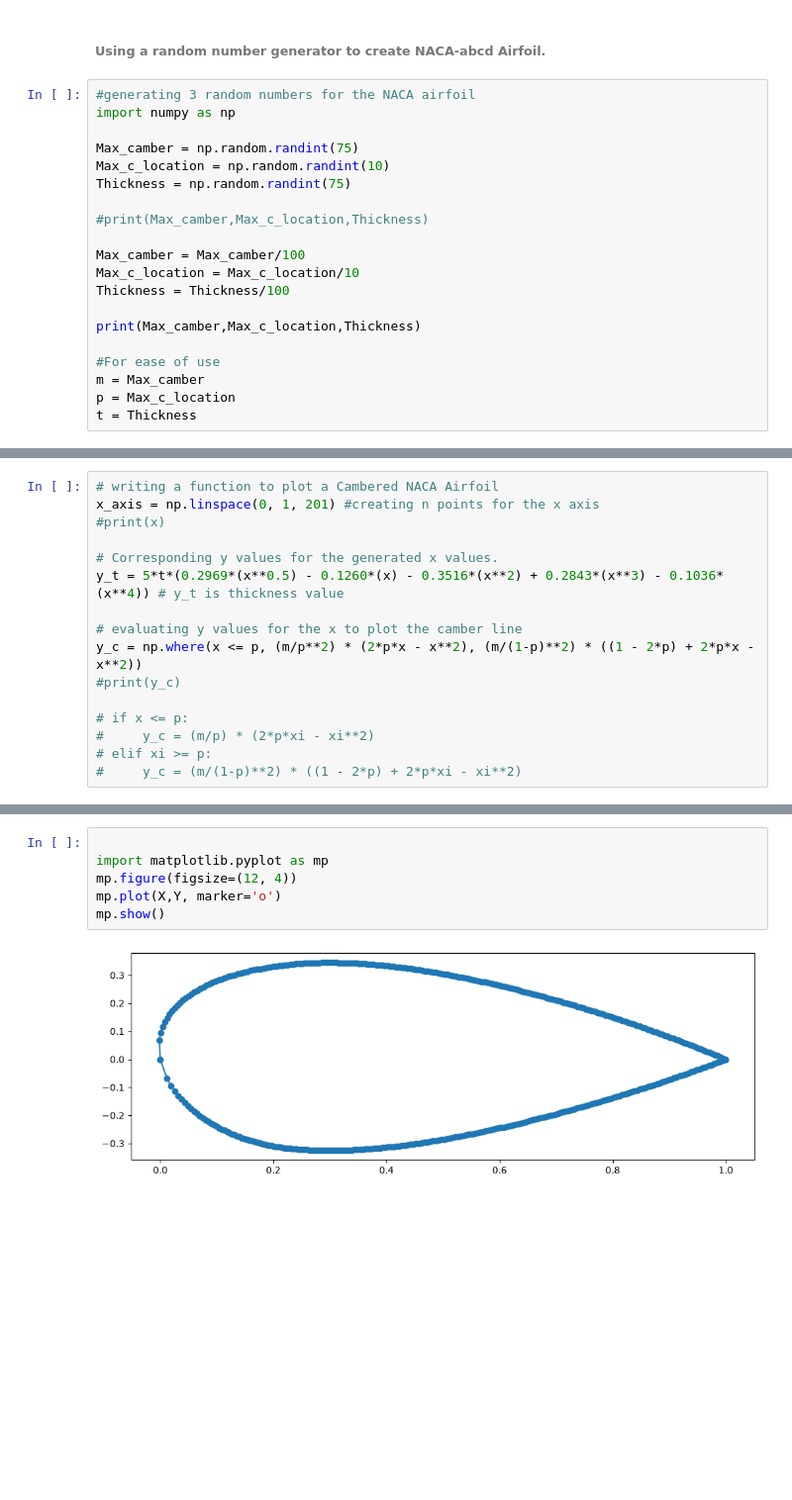
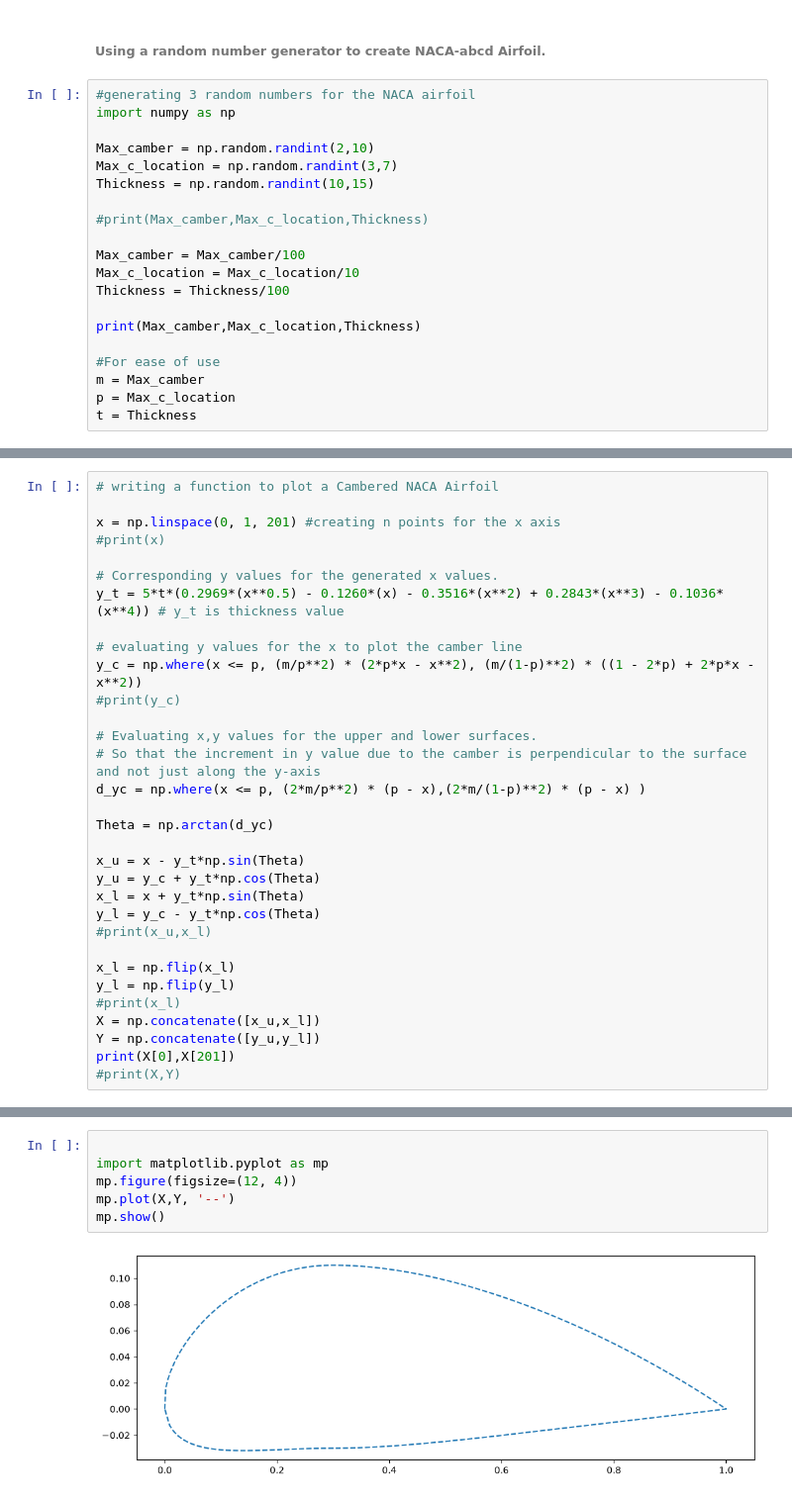
Before and after one commit to Aathi2165/AE801_2026, a Jupyter notebook: SCI_COMP/NACA_Airfoil_approximation.ipynb, the cells around one changed output, grey strips where cells are left out. Shown at 99% size. Cells and saved outputs as stored; diff of their text form; blank space fills up the shorter version.

```diff
--- a/SCI_COMP/NACA_Airfoil_approximation.ipynb
+++ b/SCI_COMP/NACA_Airfoil_approximation.ipynb
@@ -6,9 +6,9 @@
 #generating 3 random numbers for the NACA airfoil
 import numpy as np
 
-Max_camber = np.random.randint(75)
-Max_c_location = np.random.randint(10)
-Thickness = np.random.randint(75)
+Max_camber = np.random.randint(2,10)
+Max_c_location = np.random.randint(3,7)
+Thickness = np.random.randint(10,15)
 
 #print(Max_camber,Max_c_location,Thickness)
 
@@ -27,6 +27,7 @@ t = Thickness
 # %%
 # writing a function to plot a Cambered NACA Airfoil
-x_axis = np.linspace(0, 1, 201) #creating n points for the x axis
+
+x = np.linspace(0, 1, 201) #creating n points for the x axis
 #print(x)
 
 # Corresponding y values for the generated x values.
@@ -36,7 +37,22 @@ y_t = 5*t*(0.2969*(x**0.5) - 0.1260*(x) - 0.3516*(x**2) + 0.2843*(x**3) - 0.1036
 y_c = np.where(x <= p, (m/p**2) * (2*p*x - x**2), (m/(1-p)**2) * ((1 - 2*p) + 2*p*x - x**2))
 #print(y_c)
 
-# if x <= p:
-#     y_c = (m/p) * (2*p*xi - xi**2)
-# elif xi >= p:
-#     y_c = (m/(1-p)**2) * ((1 - 2*p) + 2*p*xi - xi**2)
+# Evaluating x,y values for the upper and lower surfaces.
+# So that the increment in y value due to the camber is perpendicular to the surface and not just along the y-axis
+d_yc = np.where(x <= p, (2*m/p**2) * (p - x),(2*m/(1-p)**2) * (p - x) )
+
+Theta = np.arctan(d_yc)
+
+x_u = x - y_t*np.sin(Theta)
+y_u = y_c + y_t*np.cos(Theta)
+x_l = x + y_t*np.sin(Theta)
+y_l = y_c - y_t*np.cos(Theta)
+#print(x_u,x_l)
+
+x_l = np.flip(x_l)
+y_l = np.flip(y_l)
+#print(x_l)
+X = np.concatenate([x_u,x_l])
+Y = np.concatenate([y_u,y_l])
+print(X[0],X[201])
+#print(X,Y)
@@ -62,8 +61,8 @@ Y = np.concatenate([y_u,y_l])
 # %%
 
 import matplotlib.pyplot as mp
 mp.figure(figsize=(12, 4))
-mp.plot(X,Y, marker='o')
+mp.plot(X,Y, '--')
 mp.show()
 # %% [output]
-[figure, old version]
+[figure, new version]
```
Also changed, not shown: parts of 6 cells of this notebook, 1 other file.
